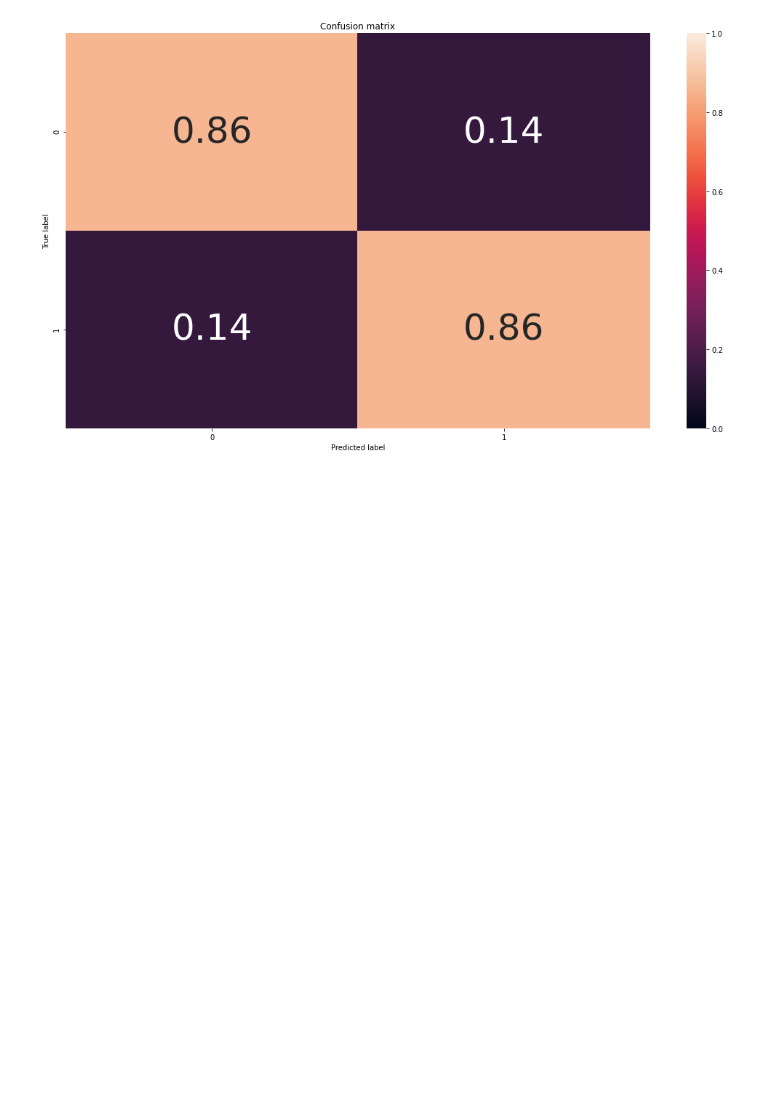
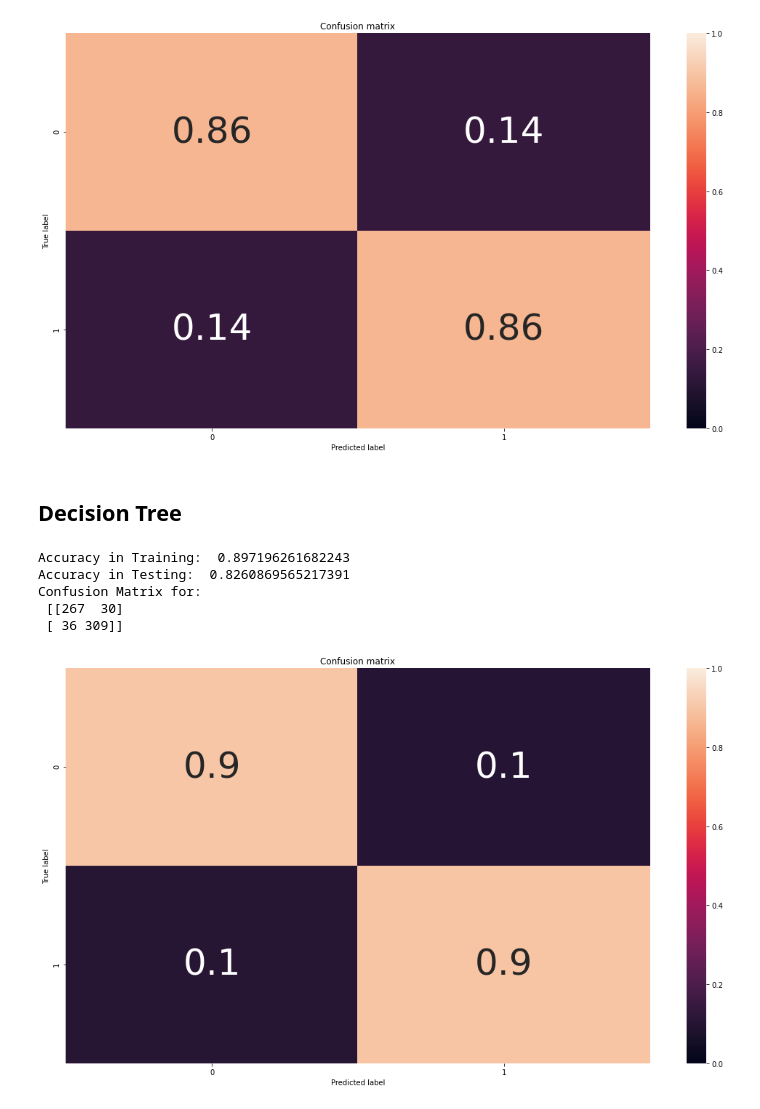
Before and after one commit to salamzakeer/ML_Assignment2_IT19046426_IT19019178_IT19038438_IT19119618, a Jupyter notebook: heart_decease_prediction.ipynb, the cells around one changed output. Cells and saved outputs as stored; diff of their text form; code cells hidden in the pictures; blank space fills up the shorter version.

Commit message:
Decision Tree

```diff
--- a/heart_decease_prediction.ipynb
+++ b/heart_decease_prediction.ipynb
@@ -357,3 +356,30 @@ Confusion Matrix:
  [[256  41]
  [ 48 297]]
 [figure]
+# %% [markdown]
+## Decision Tree
+# %%
+decisiont_model = DecisionTreeClassifier(criterion='entropy', max_depth=5, random_state=1)
+decisiont_model.fit(X_train, y_train)
+
+decisiont_predict = decisiont_model.predict(X_train)
+# %%
+
+print("Accuracy in Training: ", decisiont_model.score(X_train, y_train))
+
+print("Accuracy in Testing: ", decisiont_model.score(X_test, y_test))
+
+
+cm = confusion_matrix(y_train, decisiont_predict)
+cm_norm = cm/cm.sum(axis=1)[:, np.newaxis]
+plt.figure(figsize=(18,10))
+plot_confusion_matrix(cm_norm, classes=decisiont_model.classes_)
+
+print('Confusion Matrix for: \n' ,cm)
+# %% [output]
+Accuracy in Training:  0.897196261682243
+Accuracy in Testing:  0.8260869565217391
+Confusion Matrix for:
+ [[267  30]
+ [ 36 309]]
+[figure, added]
```
Also changed, not shown: parts of 1 cell of this notebook.
